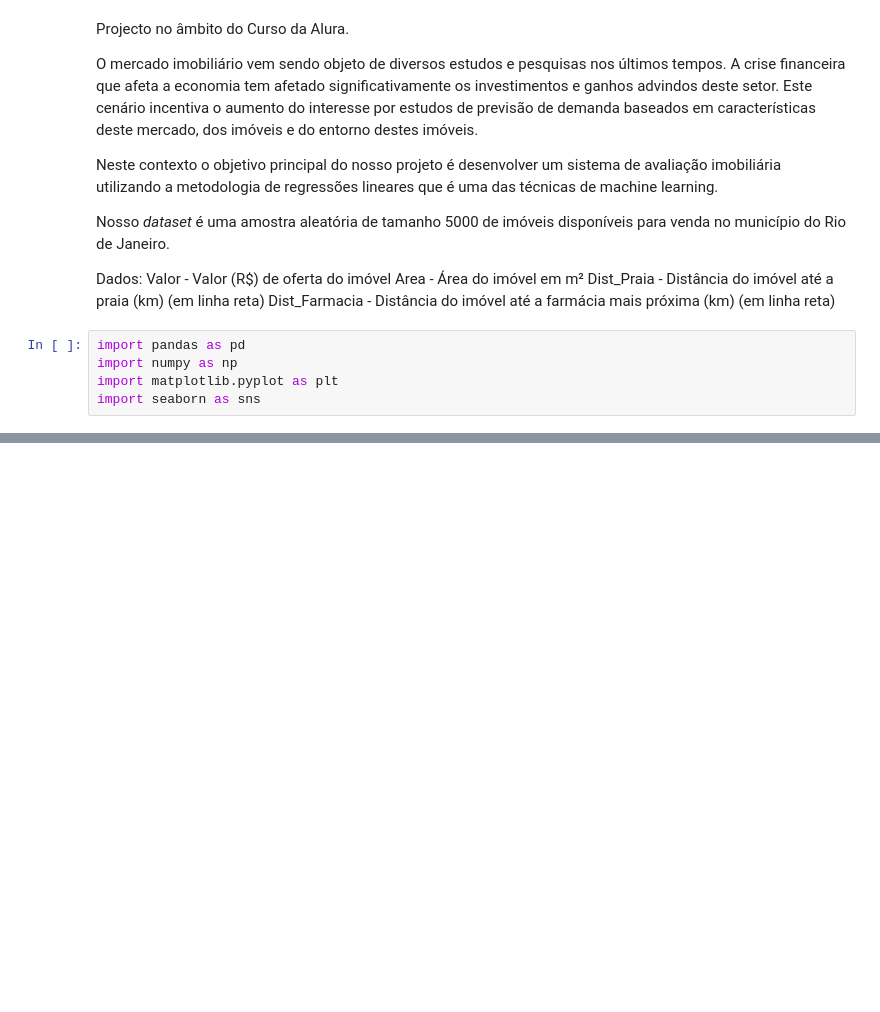
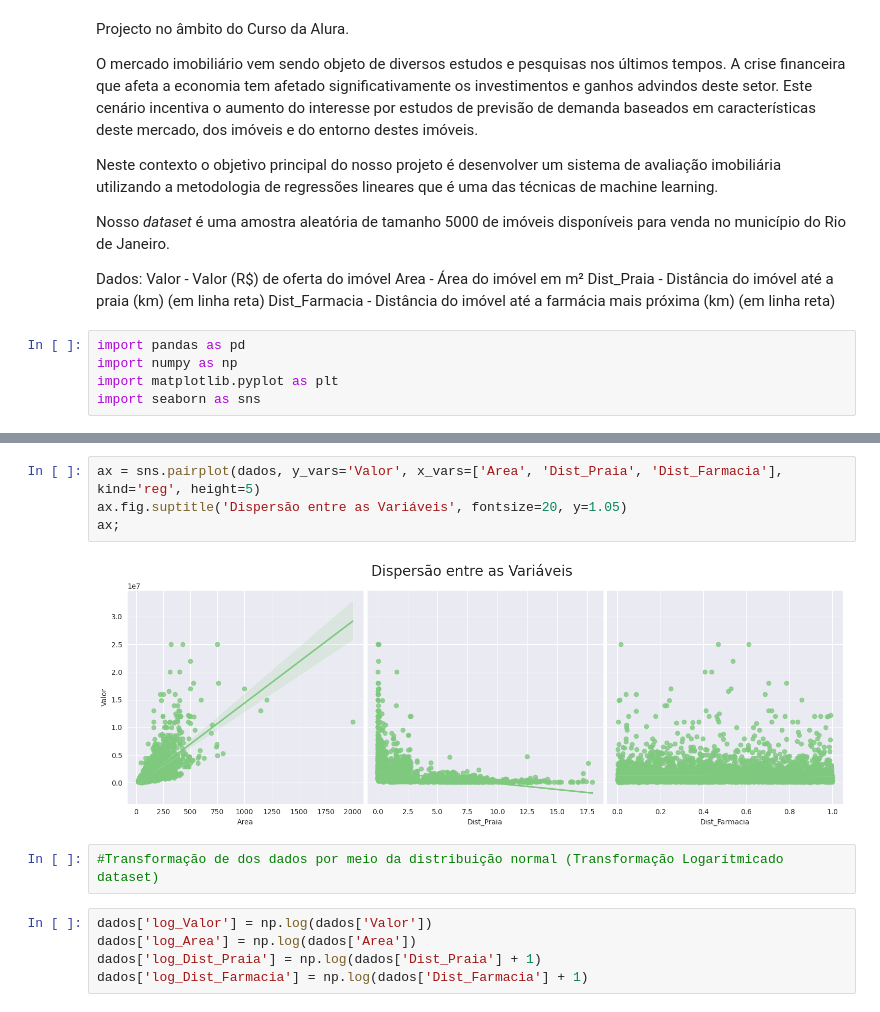
Before and after one commit to Gcango/Regressao_Linear_Tecnicas_Modelagem, a Jupyter notebook: Regressao_Tecnica_modelagem.ipynb, the cells around one changed output, grey strips where cells are left out. Cells and saved outputs as stored; diff of their text form; blank space fills up the shorter version.

```diff
--- a/Regressao_Tecnica_modelagem.ipynb
+++ b/Regressao_Tecnica_modelagem.ipynb
@@ -21,0 +116,13 @@ import seaborn as sns
+# %%
+ax = sns.pairplot(dados, y_vars='Valor', x_vars=['Area', 'Dist_Praia', 'Dist_Farmacia'], kind='reg', height=5)
+ax.fig.suptitle('Dispersão entre as Variáveis', fontsize=20, y=1.05)
+ax;
+# %% [output]
+[figure, added]
+# %%
+#Transformação de dos dados por meio da distribuição normal (Transformação Logarítmicado dataset)
+# %%
+dados['log_Valor'] = np.log(dados['Valor'])
+dados['log_Area'] = np.log(dados['Area'])
+dados['log_Dist_Praia'] = np.log(dados['Dist_Praia'] + 1)
+dados['log_Dist_Farmacia'] = np.log(dados['Dist_Farmacia'] + 1)
```
Also changed, not shown: parts of 15 cells of this notebook.
